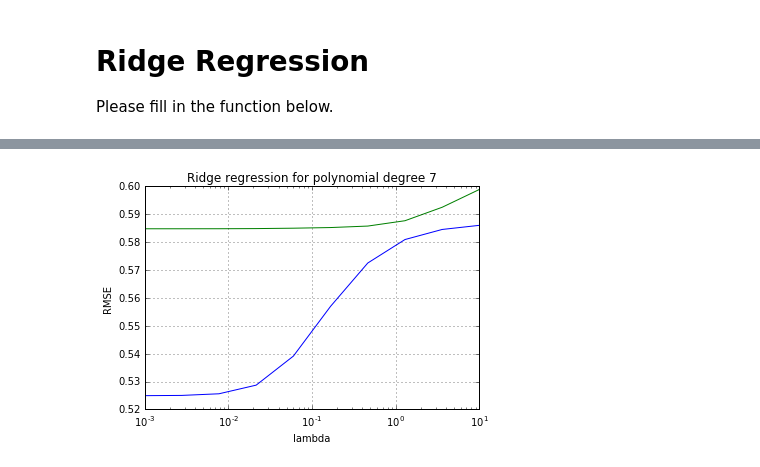
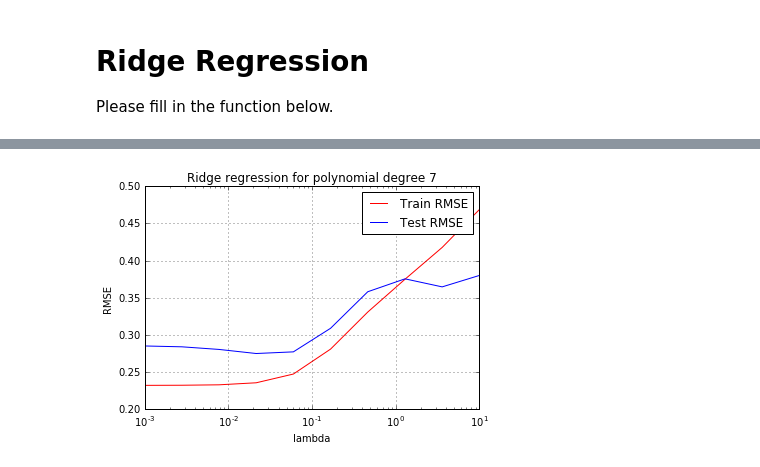
Before and after one commit to PaluchowskiMatthew/MachineLearning, a Jupyter notebook: Labs/ex03/template/ex03.ipynb, the cells around one changed output, grey strips where cells are left out. Drawn from its saved outputs; the diff is of its cells as text; code cells hidden in the pictures.

Commit message:
Ridge Regression debugging

```diff
--- a/Labs/ex03/template/ex03.ipynb
+++ b/Labs/ex03/template/ex03.ipynb
@@ -174,12 +169,10 @@ def split_data(x, y, ratio, seed=1):
     """split the dataset based on the split ratio."""
     # set seed
     np.random.seed(seed)
-    # ***************************************************
-    # INSERT YOUR CODE HERE
-    # split the data based on the given ratio: TODO
-    # ***************************************************
     shuffled_x = np.random.permutation(x)
+    np.random.seed(seed)
     shuffled_y = np.random.permutation(y)
+
     test_x_size = shuffled_x.shape[0] * ratio
     training_x = shuffled_x[0:test_x_size]
     test_x = shuffled_x[-test_x_size:]
@@ -189,9 +182,8 @@ def split_data(x, y, ratio, seed=1):
     test_y = shuffled_y[-test_y_size:]
 
     return training_x, test_x, training_y, test_y
-    raise NotImplementedError
 xx = np.array([0,1,2,3,4,5,6,7,8,9])
-yy = x
+yy = np.array([0,1,2,3,4,5,6,7,8,9])
 split_data(xx, yy, 0.5)
 # %% [output]
 (array([2, 9, 6, 4, 0]),
@@ -269,16 +237,18 @@ Please fill in the function below.
 def ridge_regression(y, tx, lamb):
     """implement ridge regression."""
     # ***************************************************
-    # INSERT YOUR CODE HERE
-    # ridge regression: TODO
-    # ***************************************************
-    w = np.array([np.dot(np.dot(np.linalg.inv(np.dot(tx.T, tx) + lamb*np.identity(tx.shape[1])), tx.T), y)]).T
+    N = tx.shape[0]
+    M = tx.shape[1]
+    w = np.array([np.dot(np.dot(np.linalg.inv(np.dot(tx.T, tx) + (2*N*lamb)*np.identity(M)), tx.T), y)]).T
     mse = compute_loss(y, tx, w)
     return mse, w
     raise NotImplementedError
 
 xx = np.array([[1,2],[3,4],[5,6]])
 yy = np.array([5,4,3])
-# print(np.array([np.dot(np.dot(np.linalg.inv(np.dot(x.T, x)), x.T), y)]).T)
-ridge_regression(yy,xx,100)
+ridge_regression(yy,xx,0)
+
+# least_squares result:
+#     (6.7329278260613358e-28, array([[-6. ],
+#         [ 5.5]]))
 # %% [output]
@@ -287,47 +283,35 @@ ridge_regression(yy,xx,100)
 # %%
 def ridge_regression_demo(x, y, degree, ratio, seed):
     """ridge regression demo."""
     # define parameter
     lambdas = np.logspace(-3, 1, 10)
     # ***************************************************
-    # INSERT YOUR CODE HERE
-    # split the data, and return train and test data: TODO
+    train_x, test_x, train_y, test_y = split_data(x, y, ratio, seed)
     # ***************************************************
-    train_x, test_x, train_y, test_y = split_data(x, y, 0.5, seed)
-    #raise NotImplementedError
-    # ***************************************************
-    # INSERT YOUR CODE HERE
-    # form train and test data with polynomial basis function: TODO
     train_phi = build_poly(train_x, degree)
     test_phi = build_poly(test_x, degree)
-    # ***************************************************
-    #raise NotImplementedError
-    # ***************************************************
-    # INSERT YOUR CODE HERE
-    # ridge regression with different lambda: TODO
     # ***************************************************
     train_rmses = np.array([])
     test_rmses = np.array([])
     for lambd in np.nditer(lambdas):
-        train_mse, train_weight = ridge_regression(train_y, train_phi, lambd/(2*test_x.shape[0]))
-        test_mse, test_weight = ridge_regression(test_y, test_phi, lambd/(2*test_y.shape[0]) )
-
+        train_mse, train_weight = ridge_regression(train_y, train_phi, lambd)
+        test_mse = compute_loss(test_y, test_phi, train_weight)
         rmse_tr = np.sqrt(2*train_mse)
         rmse_te = np.sqrt(2*test_mse)
 
         train_rmses = np.append(train_rmses, rmse_tr)
         test_rmses = np.append(test_rmses, rmse_te)
-    #raise NotImplementedError
 
-    plt.semilogx(lambdas, train_rmses, lambdas, test_rmses)
+    plt.semilogx(lambdas, train_rmses, 'r', lambdas, test_rmses, 'b')
     plt.title('Ridge regression for polynomial degree 7')
     plt.grid(True)
     plt.xlabel('lambda')
     plt.ylabel('RMSE')
+    plt.legend(['Train RMSE', 'Test RMSE'])
 
 seed = 6
 degree = 7
 split_ratio = 0.5
 ridge_regression_demo(x, y, degree, split_ratio, seed)
 # %% [output]
-[figure, old version]
+[figure, new version]
```
Also changed, not shown: parts of 6 cells of this notebook, 2 other files.
